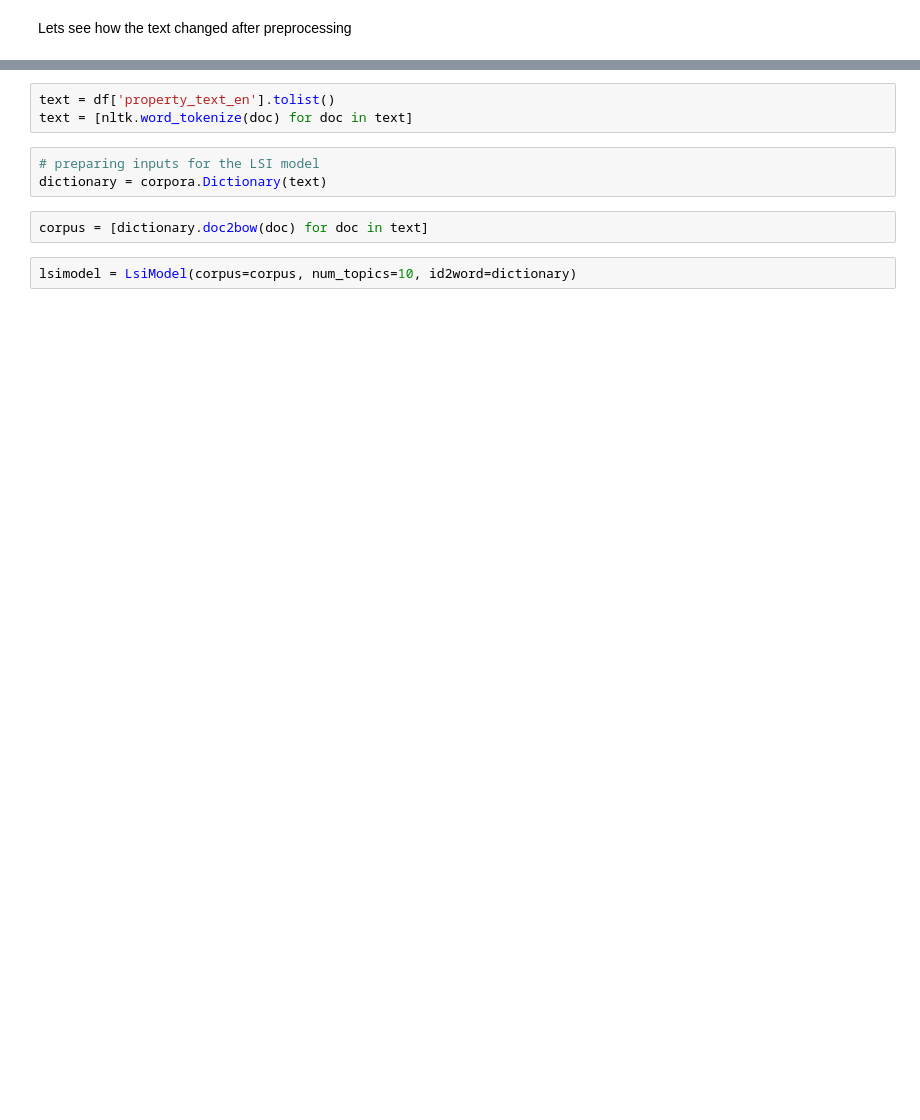
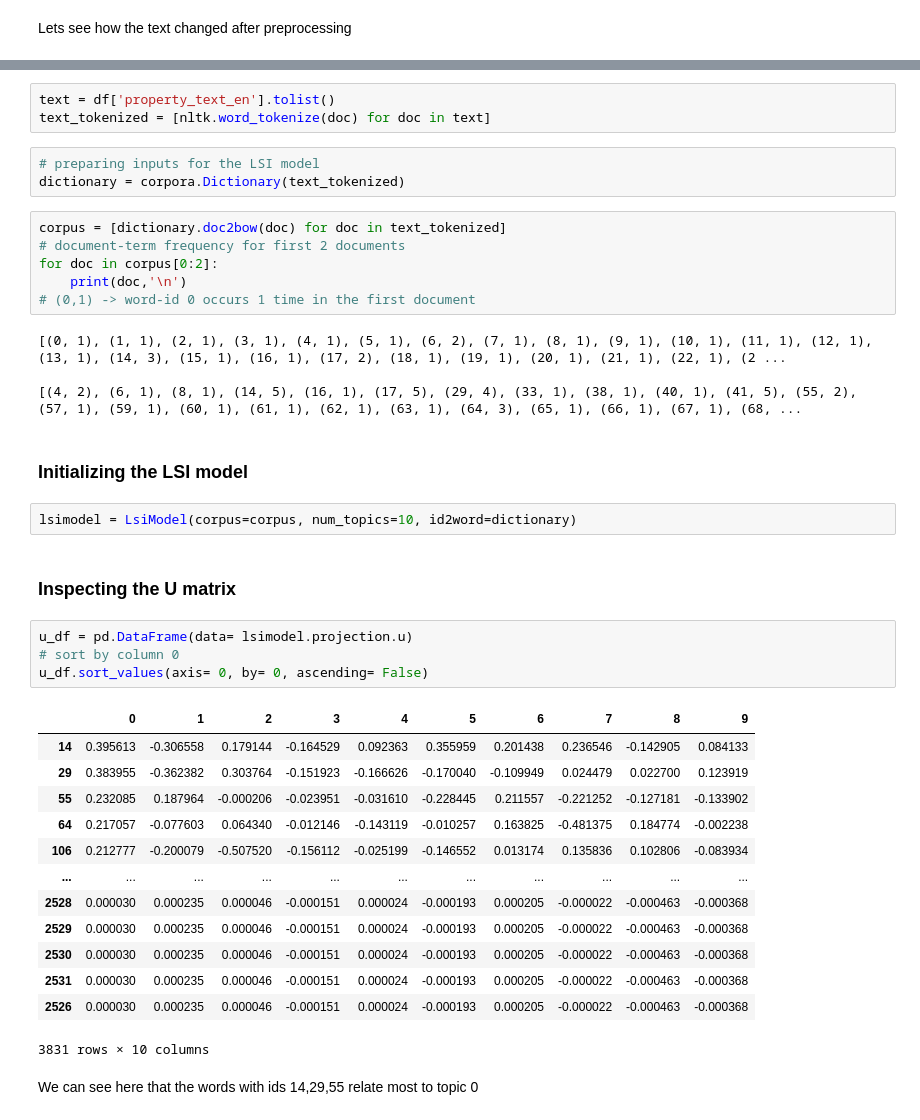
Before and after one commit to zeina99/topic-modeling, a Jupyter notebook: topic-modeling-LSI.ipynb, the cells around one changed output, grey strips where cells are left out. Saved outputs shown, nothing was run; the diff lists cells and outputs as text; blank space fills up the shorter version.

Commit message:
added querying to get relavant documents and added U, S matrices inspection

```diff
--- a/topic-modeling-LSI.ipynb
+++ b/topic-modeling-LSI.ipynb
@@ -183,10 +165,42 @@ elite residence tower dubai marina offer spectacular panoramic view combine conv
 # %%
 text = df['property_text_en'].tolist()
-text = [nltk.word_tokenize(doc) for doc in text]
+text_tokenized = [nltk.word_tokenize(doc) for doc in text]
 # %%
 # preparing inputs for the LSI model
-dictionary = corpora.Dictionary(text)
+dictionary = corpora.Dictionary(text_tokenized)
-# %%
-corpus = [dictionary.doc2bow(doc) for doc in text]
+# %%
+corpus = [dictionary.doc2bow(doc) for doc in text_tokenized]
+# document-term frequency for first 2 documents
+for doc in corpus[0:2]:
+    print(doc,'\n')
+# (0,1) -> word-id 0 occurs 1 time in the first document
+# %% [output]
+[(0, 1), (1, 1), (2, 1), (3, 1), (4, 1), (5, 1), (6, 2), (7, 1), (8, 1), (9, 1), (10, 1), (11, 1), (12, 1), (13, 1), (14, 3), (15, 1), (16, 1), (17, 2), (18, 1), (19, 1), (20, 1), (21, 1), (22, 1), (2 ...
+
+[(4, 2), (6, 1), (8, 1), (14, 5), (16, 1), (17, 5), (29, 4), (33, 1), (38, 1), (40, 1), (41, 5), (55, 2), (57, 1), (59, 1), (60, 1), (61, 1), (62, 1), (63, 1), (64, 3), (65, 1), (66, 1), (67, 1), (68, ...
+# %% [markdown]
+### Initializing the LSI model
 # %%
 lsimodel = LsiModel(corpus=corpus, num_topics=10, id2word=dictionary)
+# %% [markdown]
+### Inspecting the U matrix
+# %%
+u_df = pd.DataFrame(data= lsimodel.projection.u)
+# sort by column 0
+u_df.sort_values(axis= 0, by= 0, ascending= False)
+# %% [output]
+|  | 0 | 1 | 2 | 3 | 4 | 5 | 6 | 7 | 8 | 9 |
+| 14 | 0.395613 | -0.306558 | 0.179144 | -0.164529 | 0.092363 | 0.355959 | 0.201438 | 0.236546 | -0.142905 | 0.084133 |
+| 29 | 0.383955 | -0.362382 | 0.303764 | -0.151923 | -0.166626 | -0.170040 | -0.109949 | 0.024479 | 0.022700 | 0.123919 |
+| 55 | 0.232085 | 0.187964 | -0.000206 | -0.023951 | -0.031610 | -0.228445 | 0.211557 | -0.221252 | -0.127181 | -0.133902 |
+| 64 | 0.217057 | -0.077603 | 0.064340 | -0.012146 | -0.143119 | -0.010257 | 0.163825 | -0.481375 | 0.184774 | -0.002238 |
+| 106 | 0.212777 | -0.200079 | -0.507520 | -0.156112 | -0.025199 | -0.146552 | 0.013174 | 0.135836 | 0.102806 | -0.083934 |
+| ... | ... | ... | ... | ... | ... | ... | ... | ... | ... | ... |
+| 2528 | 0.000030 | 0.000235 | 0.000046 | -0.000151 | 0.000024 | -0.000193 | 0.000205 | -0.000022 | -0.000463 | -0.000368 |
+| 2529 | 0.000030 | 0.000235 | 0.000046 | -0.000151 | 0.000024 | -0.000193 | 0.000205 | -0.000022 | -0.000463 | -0.000368 |
+| 2530 | 0.000030 | 0.000235 | 0.000046 | -0.000151 | 0.000024 | -0.000193 | 0.000205 | -0.000022 | -0.000463 | -0.000368 |
+| 2531 | 0.000030 | 0.000235 | 0.000046 | -0.000151 | 0.000024 | -0.000193 | 0.000205 | -0.000022 | -0.000463 | -0.000368 |
+| 2526 | 0.000030 | 0.000235 | 0.000046 | -0.000151 | 0.000024 | -0.000193 | 0.000205 | -0.000022 | -0.000463 | -0.000368 |
+3831 rows × 10 columns
+# %% [markdown]
+We can see here that the words with ids 14,29,55 relate most to topic 0
```
Also changed, not shown: parts of 22 cells of this notebook.
